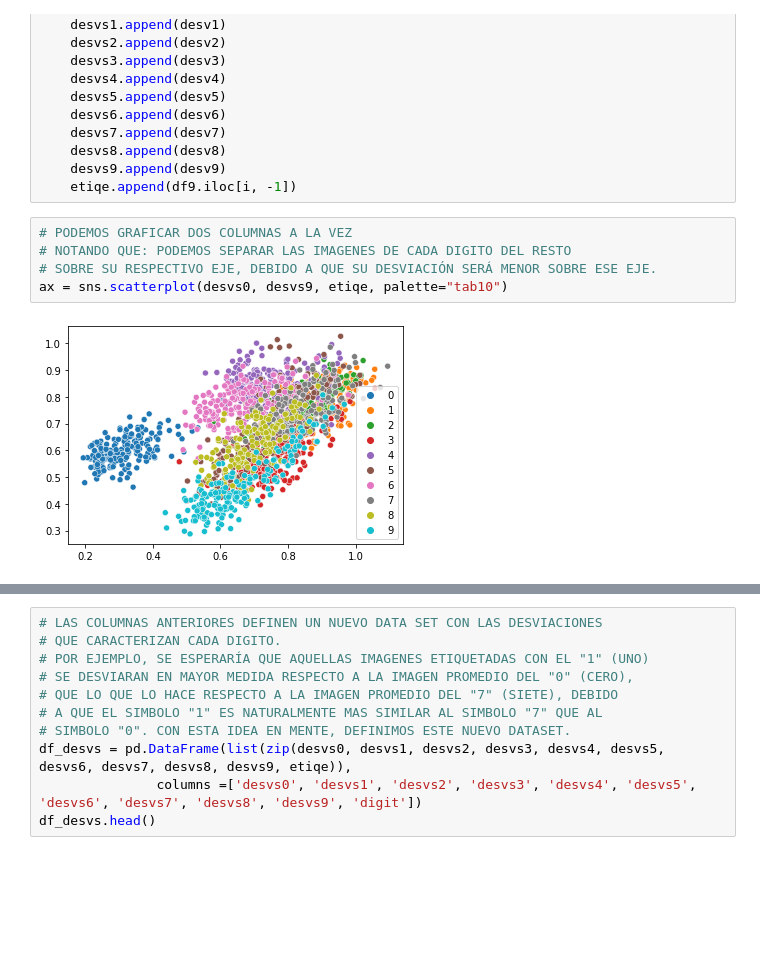
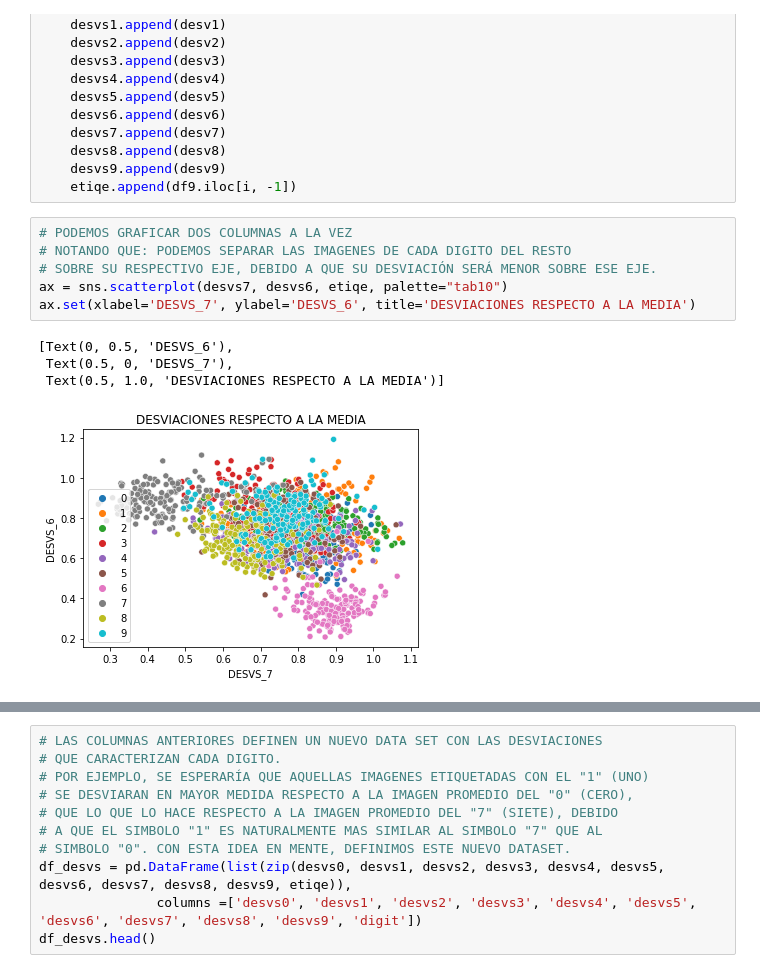
Before and after one commit to estebanhernandezr/Entregas-Semanales, a Jupyter notebook: Untitled22.ipynb, the cells around one changed output, grey strips where cells are left out. Saved outputs shown, nothing was run; the diff lists cells and outputs as text; blank space fills up the shorter version.

```diff
--- a/Untitled22.ipynb
+++ b/Untitled22.ipynb
@@ -372,7 +378,11 @@ for i in range(len(df9)):
 # %%
 # PODEMOS GRAFICAR DOS COLUMNAS A LA VEZ
 # NOTANDO QUE: PODEMOS SEPARAR LAS IMAGENES DE CADA DIGITO DEL RESTO
 # SOBRE SU RESPECTIVO EJE, DEBIDO A QUE SU DESVIACIÓN SERÁ MENOR SOBRE ESE EJE.
-ax = sns.scatterplot(desvs0, desvs9, etiqe, palette="tab10")
+ax = sns.scatterplot(desvs7, desvs6, etiqe, palette="tab10")
+ax.set(xlabel='DESVS_7', ylabel='DESVS_6', title='DESVIACIONES RESPECTO A LA MEDIA')
 # %% [output]
+[Text(0, 0.5, 'DESVS_6'),
+ Text(0.5, 0, 'DESVS_7'),
+ Text(0.5, 1.0, 'DESVIACIONES RESPECTO A LA MEDIA')]
-[figure, old version]
+[figure, new version]
```
Also changed, not shown: parts of 17 cells of this notebook.
